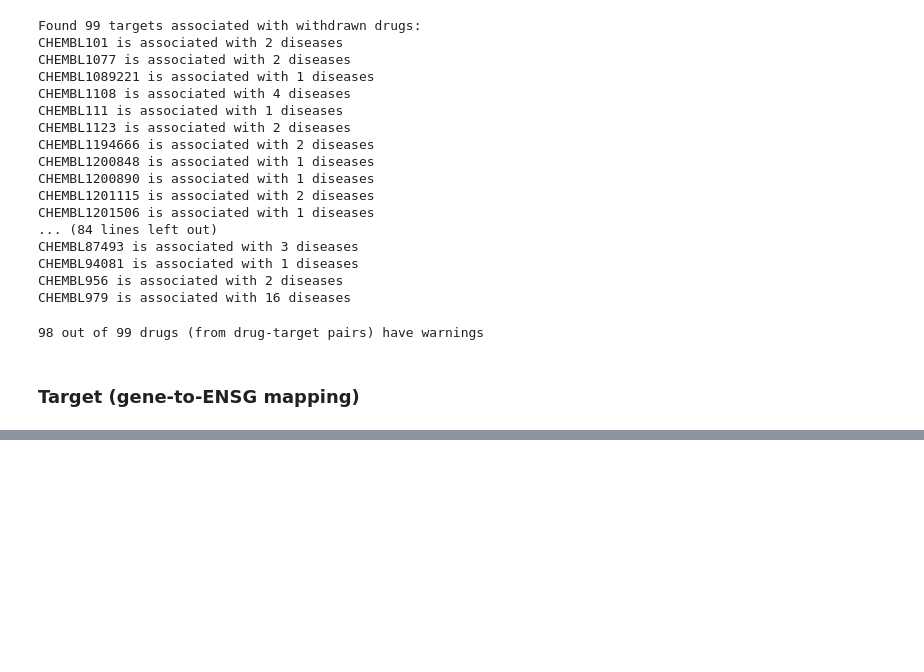
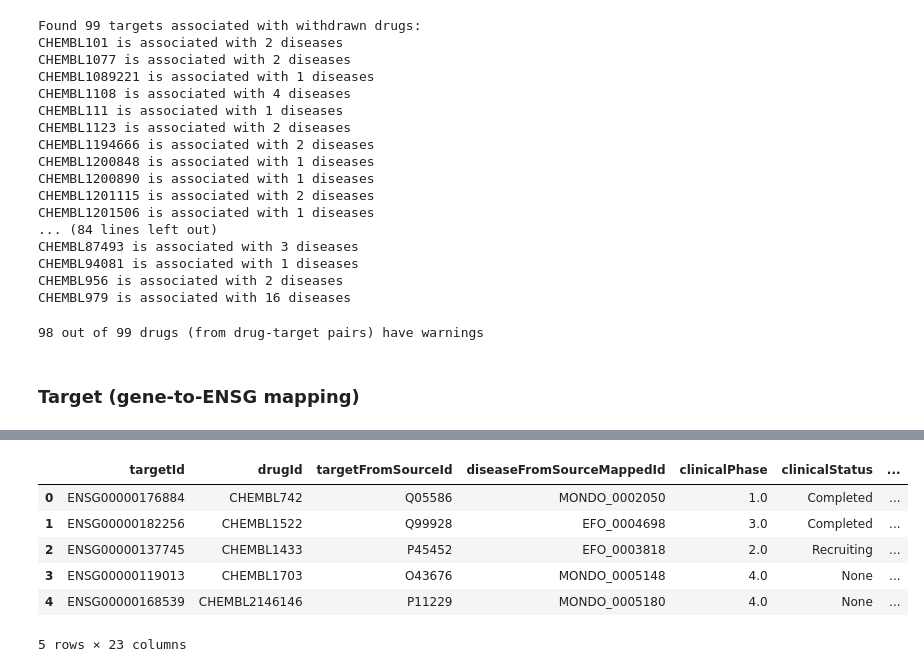
Before and after one commit to jedrzejkubica/targets-from-pathways, a Jupyter notebook: validation/validation.ipynb, the cells around one changed output, grey strips where cells are left out. Cells and saved outputs as stored; diff of their text form; code cells hidden in the pictures; blank space fills up the shorter version.

```diff
--- a/validation/not_working_target_set.ipynb
+++ b/validation/validation.ipynb
@@ -171,7 +158,9 @@ target.head()
 # %%
 ENSG2gene_name = {}
+gene_name2ENSG = {}
 for index, row in target.iterrows():
     ENSG2gene_name[row['id']] = row['approvedSymbol']
+    gene_name2ENSG[row['approvedSymbol']] = row['id']
 # %%
 # save the withdrawn drug-target-disease associations to TSV file
 with open("data/withdrawn_drug_target_disease.tsv", "w") as f:
@@ -193,0 +196,20 @@ with open("data/not_working_targets.tsv", "w") as f:
+# %%
+chembl_parquet_dir = "data/evidence_chembl/"
+parquet_files = []
+for f in os.listdir(chembl_parquet_dir):
+    if f.endswith(".parquet") or f.endswith(".snappy.parquet"):
+        parquet_file = os.path.join(chembl_parquet_dir, f)
+        parquet_files.append(parquet_file)
+
+chembl = pandas.DataFrame()
+for file in parquet_files:
+    chembl = pandas.concat([chembl, pandas.read_parquet(file)])
+chembl.head()
+# %% [output]
+|  | targetId | drugId | targetFromSourceId | diseaseFromSourceMappedId | clinicalPhase | clinicalStatus | ... |
+| 0 | ENSG00000176884 | CHEMBL742 | Q05586 | MONDO_0002050 | 1.0 | Completed | ... |
+| 1 | ENSG00000182256 | CHEMBL1522 | Q99928 | EFO_0004698 | 3.0 | Completed | ... |
+| 2 | ENSG00000137745 | CHEMBL1433 | P45452 | EFO_0003818 | 2.0 | Recruiting | ... |
+| 3 | ENSG00000119013 | CHEMBL1703 | O43676 | MONDO_0005148 | 4.0 | None | ... |
+| 4 | ENSG00000168539 | CHEMBL2146146 | P11229 | MONDO_0005180 | 4.0 | None | ... |
+5 rows × 23 columns
```
Also changed, not shown: parts of 9 cells of this notebook.
